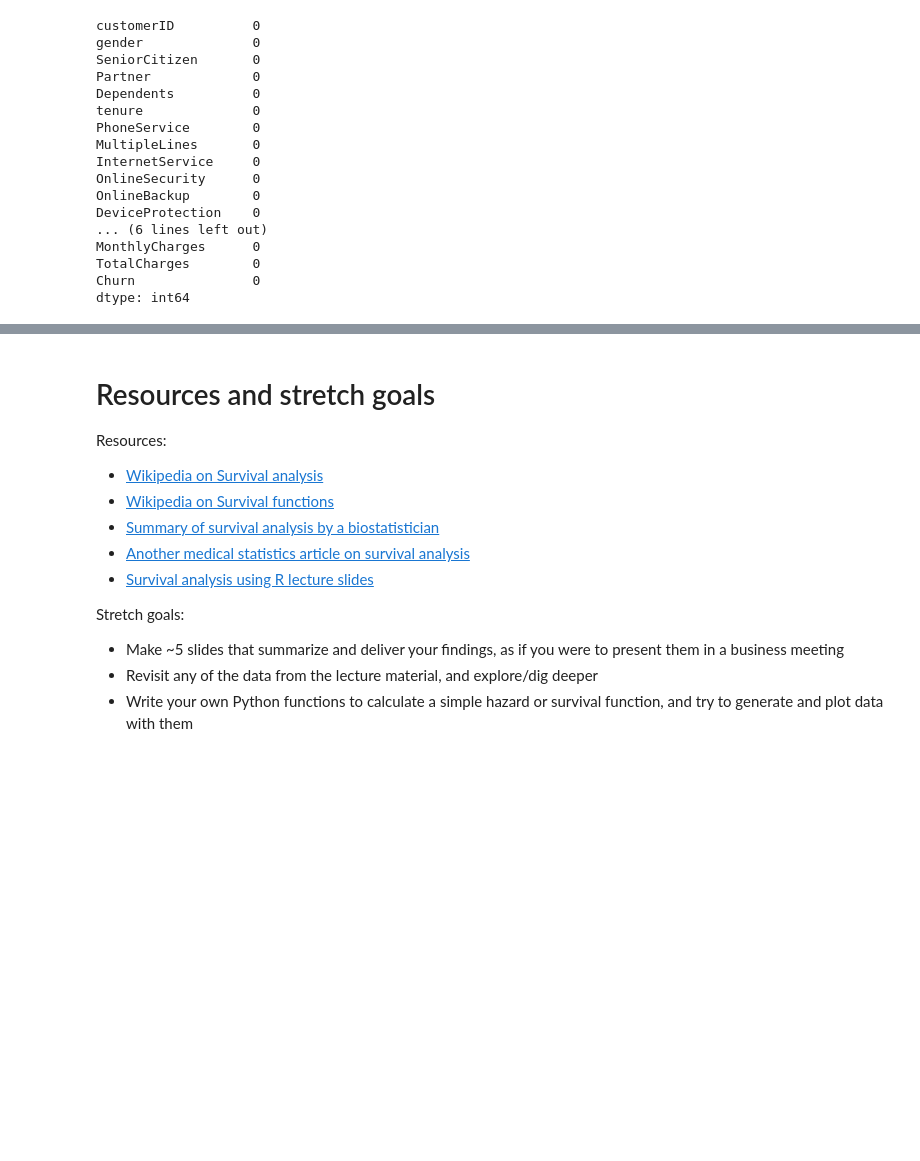
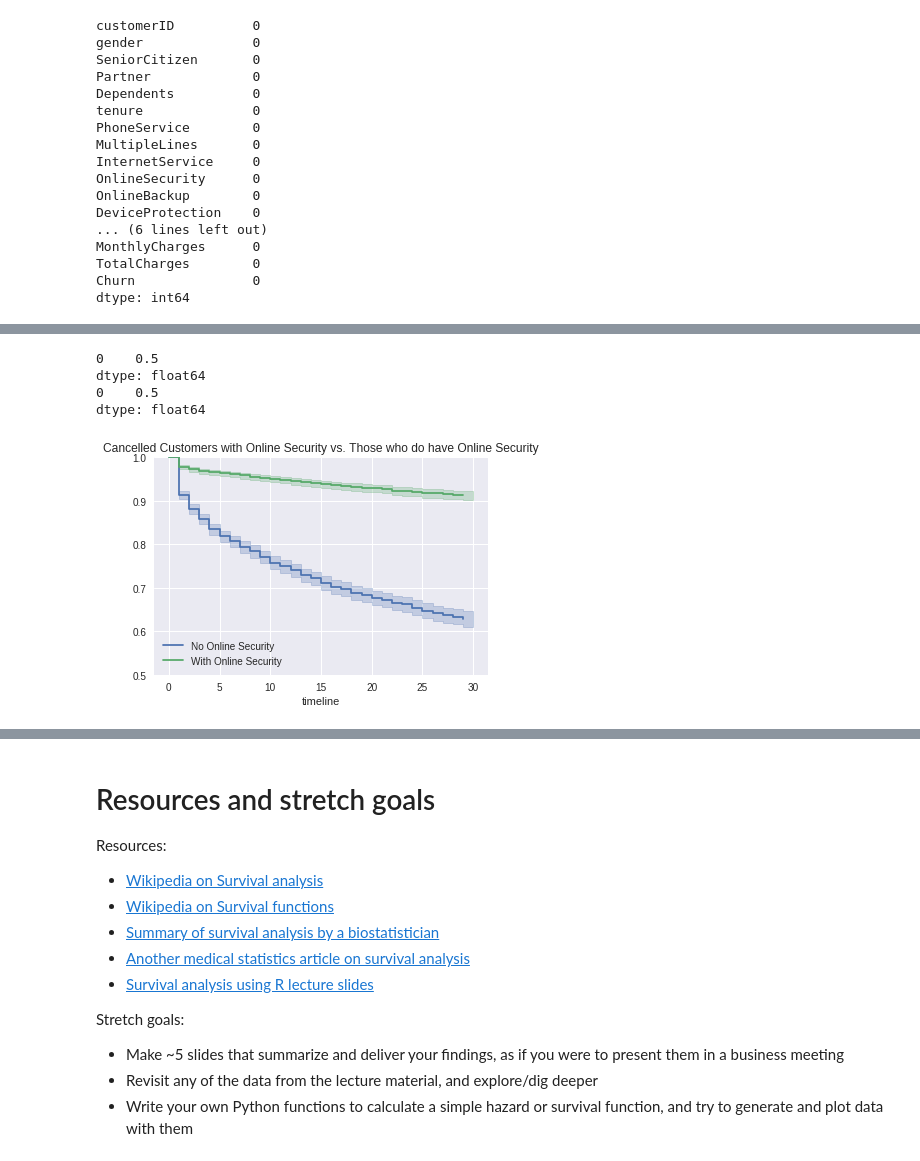
Before and after one commit to bloominstituteoftechnology/DS-Unit-2-Sprint-3-Advanced-Regression, a Jupyter notebook: module2-survival-analysis/LS_DS_232_Survival_Analysis.ipynb, the cells around one changed output, grey strips where cells are left out. Drawn from its saved outputs; the diff is of its cells as text; code cells hidden in the pictures; blank space fills up the shorter version.

```diff
--- a/module2-survival-analysis/LS_DS_232_Survival_Analysis.ipynb
+++ b/module2-survival-analysis/LS_DS_232_Survival_Analysis.ipynb
@@ -911,0 +970,32 @@ len(churn_data['gender'].unique())
+# %%
+kmf_w_no_online_security = lifelines.KaplanMeierFitter()
+kmf_w_online_security = lifelines.KaplanMeierFitter()
+
+duration = dff.tenure
+churned = dff.Churn_Yes
+
+
+ax = plt.subplot(111)
+
+w_no_online_security = (dff.OnlineSecurity_No == 1)
+
+
+t = np.linspace(0, 29, 30)
+kmf_w_no_online_security.fit(duration[w_no_online_security], event_observed=churned[w_no_online_security],
+                             timeline=t, label="No Online Security")
+ax = kmf_w_no_online_security.plot(ax=ax)
+
+
+kmf_w_online_security.fit(duration[~w_no_online_security], event_observed=churned[~w_no_online_security],
+                          timeline=t, label="With Online Security")
+ax = kmf_w_online_security.plot(ax=ax)
+
+
+plt.ylim(0.5,1)
+plt.title("Cancelled Customers with Online Security vs. Those who do have Online Security");
+# %% [output]
+0    0.5
+dtype: float64
+0    0.5
+dtype: float64
+[figure, added]
```
Also changed, not shown: parts of 19 cells of this notebook.
